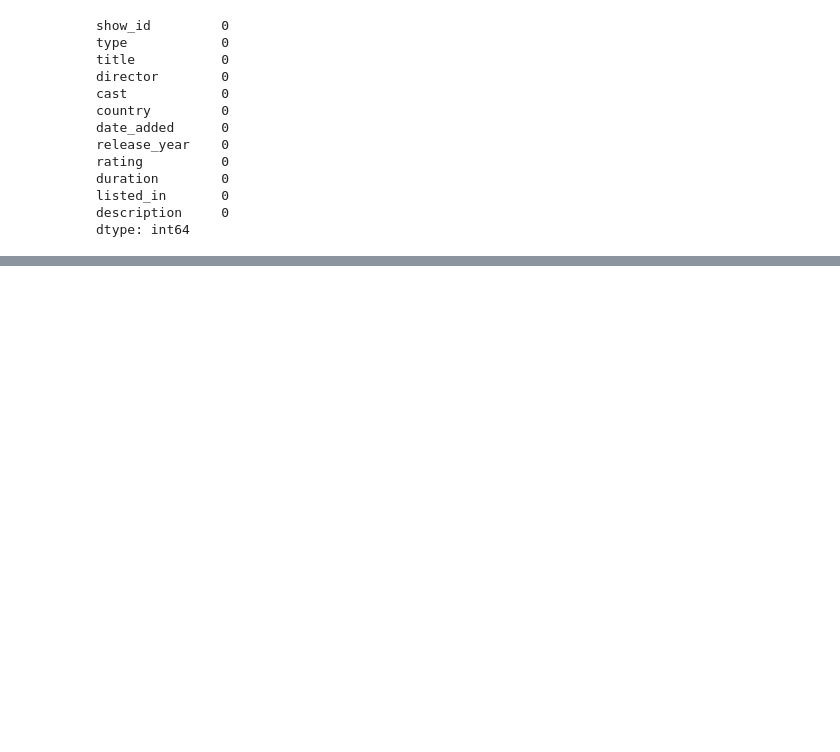
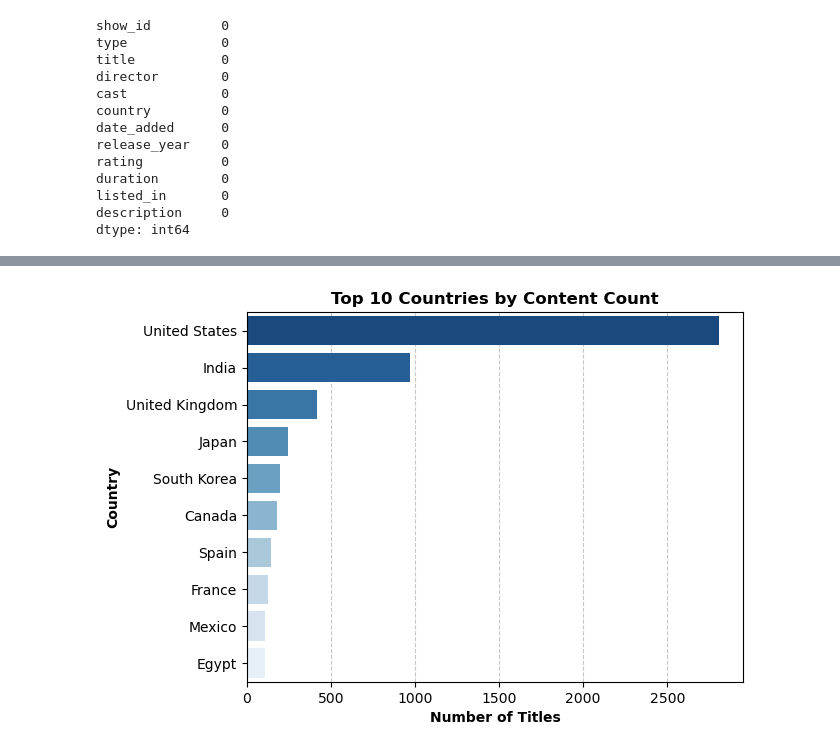
Before and after one commit to berkaygirgin/netflix-data-analysis, a Jupyter notebook: notebook/netflix_analysis.ipynb, the cells around one changed output, grey strips where cells are left out. Drawn from its saved outputs; the diff is of its cells as text; code cells hidden in the pictures; blank space fills up the shorter version.

```diff
--- a/notebook/netflix_analysis.ipynb
+++ b/notebook/netflix_analysis.ipynb
@@ -89,0 +118,10 @@ dtype: int64
+# %%
+data = df["country"].value_counts().drop("Unknown").head(10).reset_index()
+sns.barplot(data=data, y="country", x="count", hue="country", palette="Blues_r", zorder=2)
+plt.title("Top 10 Countries by Content Count", fontsize=12, fontweight="bold")
+plt.xlabel("Number of Titles", fontsize=10, fontweight="bold")
+plt.ylabel("Country", fontsize=10, fontweight="bold")
+plt.grid(axis="x", linestyle="--", alpha=0.7, zorder=0)
+plt.show()
+# %% [output]
+[figure, added]
```
Also changed, not shown: parts of 5 cells of this notebook.
